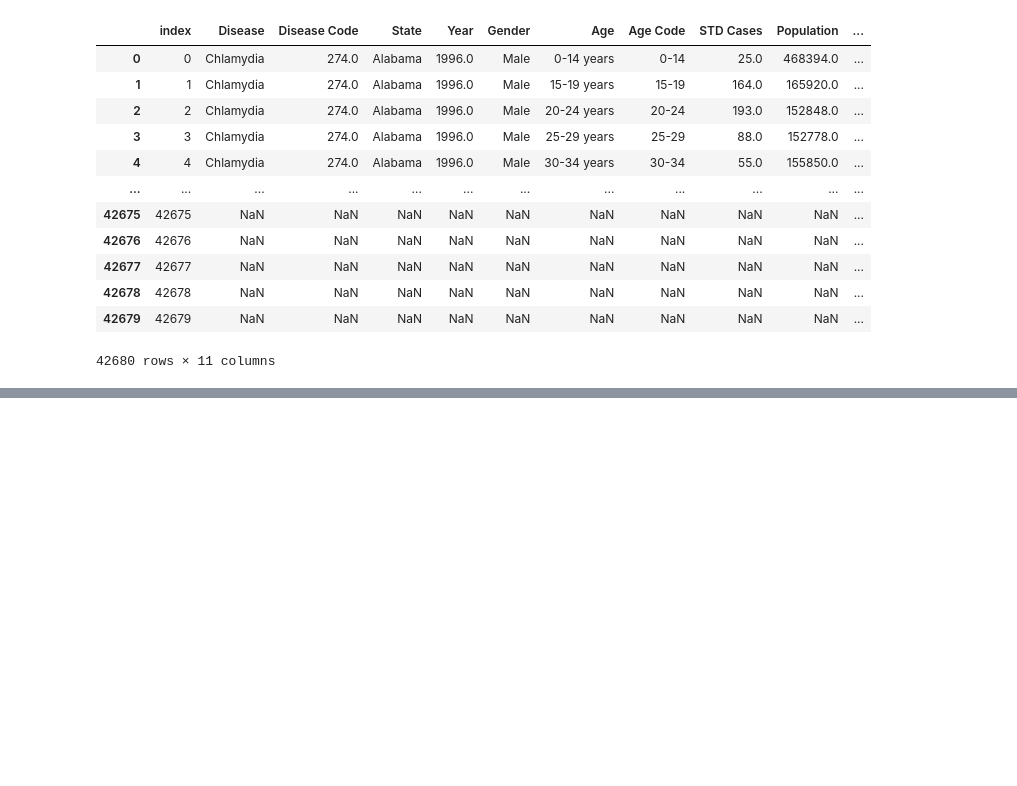
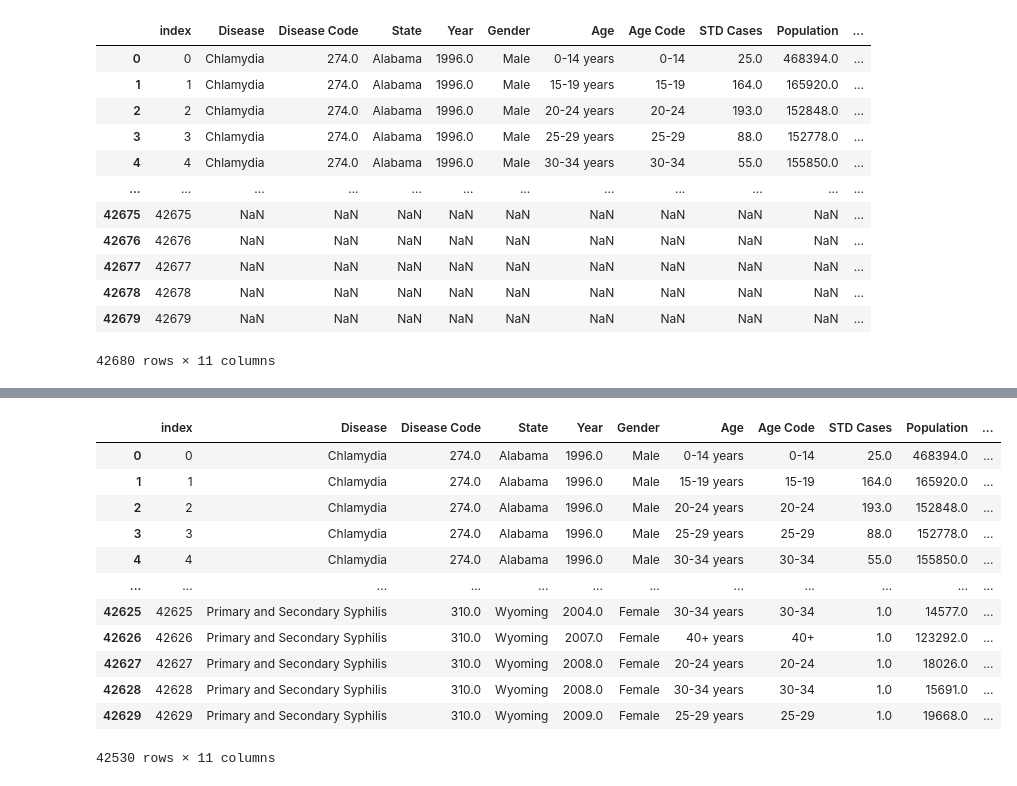
Before and after one commit to mil2tech/STD_project, a Jupyter notebook: workbook.ipynb, the cells around one changed output, grey strips where cells are left out. Saved outputs shown, nothing was run; the diff lists cells and outputs as text; code cells hidden in the pictures; blank space fills up the shorter version.

```diff
--- a/workbook.ipynb
+++ b/workbook.ipynb
@@ -119,0 +154,16 @@ df1[df1.isna().any(axis=1)]
+# %%
+df2
+# %% [output]
+|  | index | Disease | Disease Code | State | Year | Gender | Age | Age Code | STD Cases | Population | ... |
+| 0 | 0 | Chlamydia | 274.0 | Alabama | 1996.0 | Male | 0-14 years | 0-14 | 25.0 | 468394.0 | ... |
+| 1 | 1 | Chlamydia | 274.0 | Alabama | 1996.0 | Male | 15-19 years | 15-19 | 164.0 | 165920.0 | ... |
+| 2 | 2 | Chlamydia | 274.0 | Alabama | 1996.0 | Male | 20-24 years | 20-24 | 193.0 | 152848.0 | ... |
+| 3 | 3 | Chlamydia | 274.0 | Alabama | 1996.0 | Male | 25-29 years | 25-29 | 88.0 | 152778.0 | ... |
+| 4 | 4 | Chlamydia | 274.0 | Alabama | 1996.0 | Male | 30-34 years | 30-34 | 55.0 | 155850.0 | ... |
+| ... | ... | ... | ... | ... | ... | ... | ... | ... | ... | ... | ... |
+| 42625 | 42625 | Primary and Secondary Syphilis | 310.0 | Wyoming | 2004.0 | Female | 30-34 years | 30-34 | 1.0 | 14577.0 | ... |
+| 42626 | 42626 | Primary and Secondary Syphilis | 310.0 | Wyoming | 2007.0 | Female | 40+ years | 40+ | 1.0 | 123292.0 | ... |
+| 42627 | 42627 | Primary and Secondary Syphilis | 310.0 | Wyoming | 2008.0 | Female | 20-24 years | 20-24 | 1.0 | 18026.0 | ... |
+| 42628 | 42628 | Primary and Secondary Syphilis | 310.0 | Wyoming | 2008.0 | Female | 30-34 years | 30-34 | 1.0 | 15691.0 | ... |
+| 42629 | 42629 | Primary and Secondary Syphilis | 310.0 | Wyoming | 2009.0 | Female | 25-29 years | 25-29 | 1.0 | 19668.0 | ... |
+42530 rows × 11 columns
```
Also changed, not shown: parts of 11 cells of this notebook.
